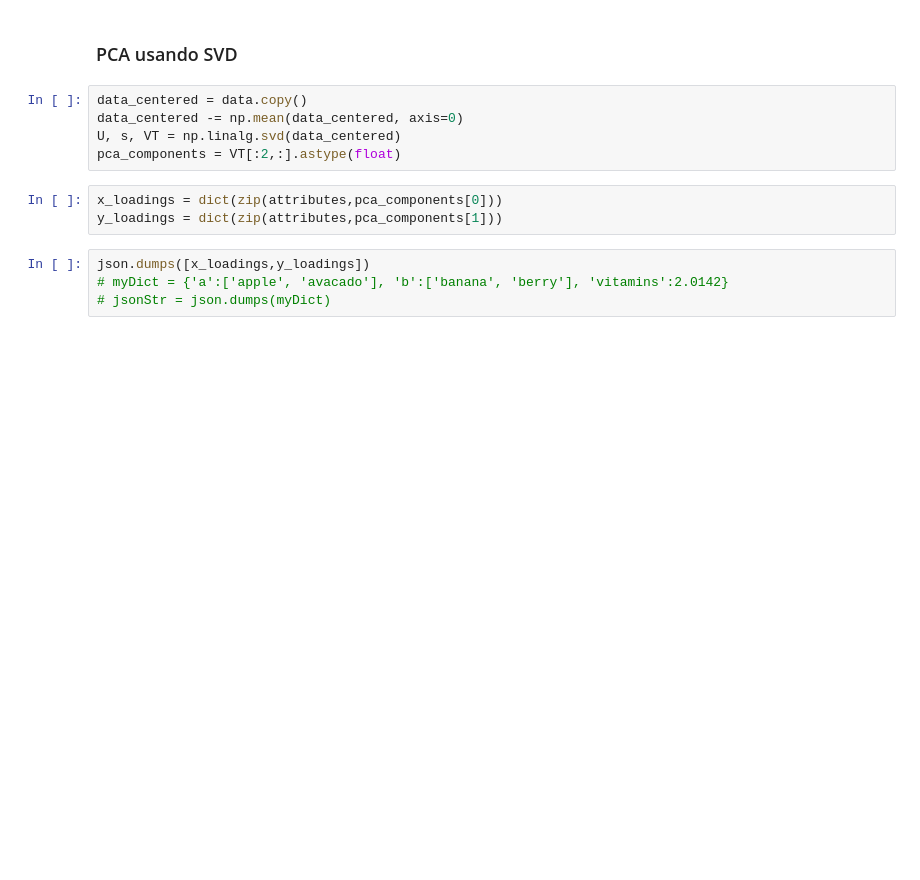
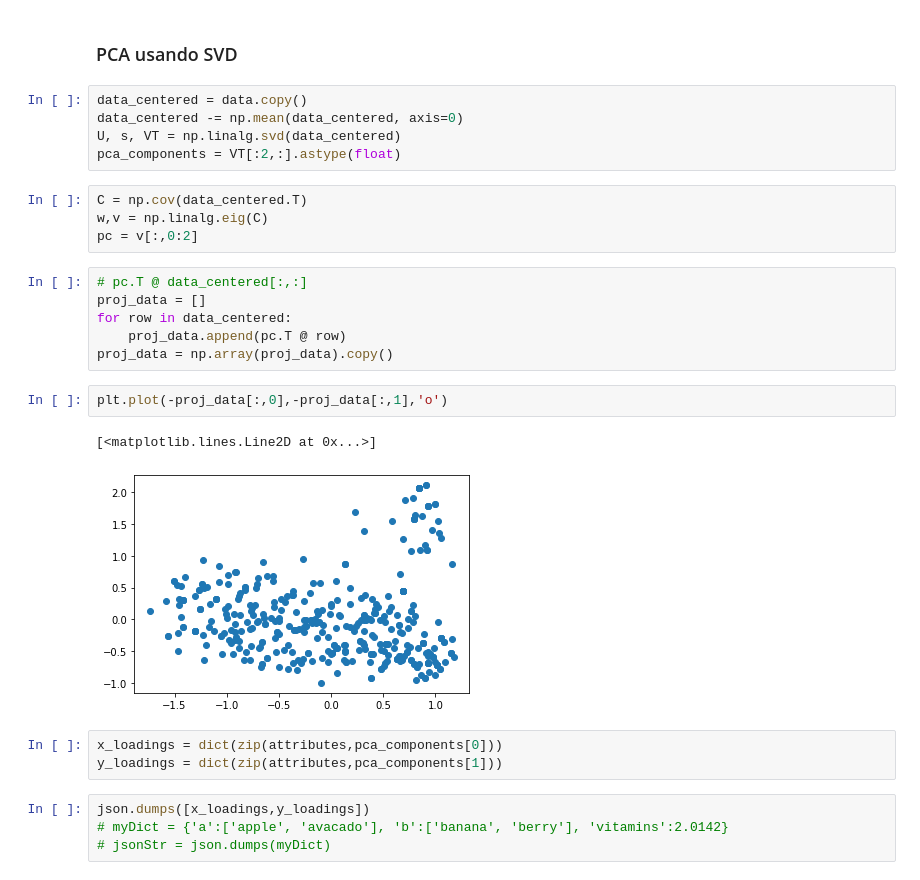
Before and after one commit to davibarreira/Data_Vis_FGV-, a Jupyter notebook: assignment2/sandbox.ipynb, the cells around one changed output. Drawn from its saved outputs; the diff is of its cells as text; blank space fills up the shorter version.

```diff
--- a/assignment2/sandbox.ipynb
+++ b/assignment2/sandbox.ipynb
@@ -20,6 +22,21 @@ data_centered = data.copy()
 data_centered -= np.mean(data_centered, axis=0)
 U, s, VT = np.linalg.svd(data_centered)
 pca_components = VT[:2,:].astype(float)
+# %%
+C = np.cov(data_centered.T)
+w,v = np.linalg.eig(C)
+pc = v[:,0:2]
+# %%
+# pc.T @ data_centered[:,:]
+proj_data = []
+for row in data_centered:
+    proj_data.append(pc.T @ row)
+proj_data = np.array(proj_data).copy()
+# %%
+plt.plot(-proj_data[:,0],-proj_data[:,1],'o')
+# %% [output]
+[<matplotlib.lines.Line2D at 0x...>]
+[figure, added]
 # %%
 x_loadings = dict(zip(attributes,pca_components[0]))
 y_loadings = dict(zip(attributes,pca_components[1]))
```
Also changed, not shown: parts of 5 cells of this notebook, 1 other file.
